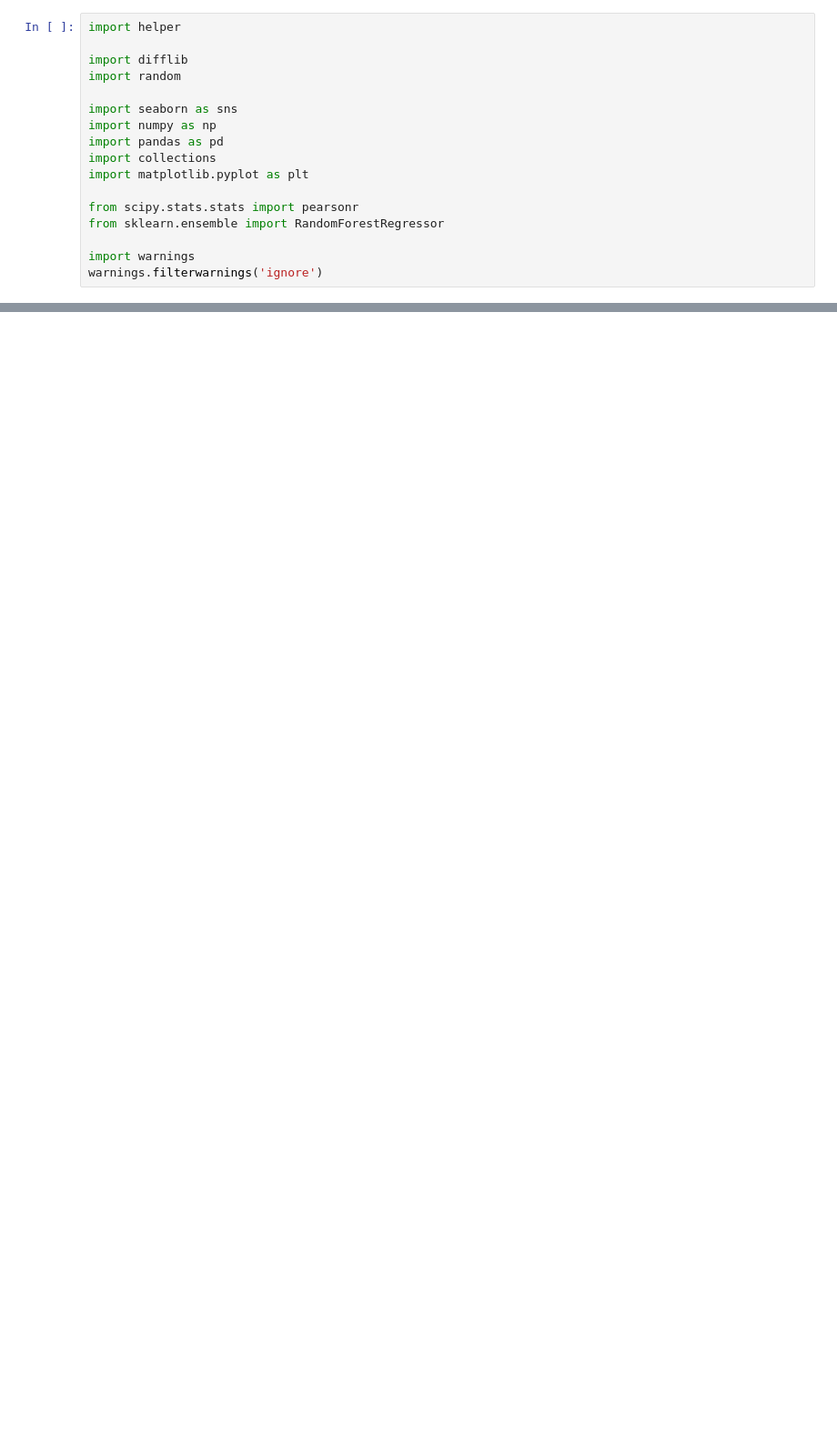
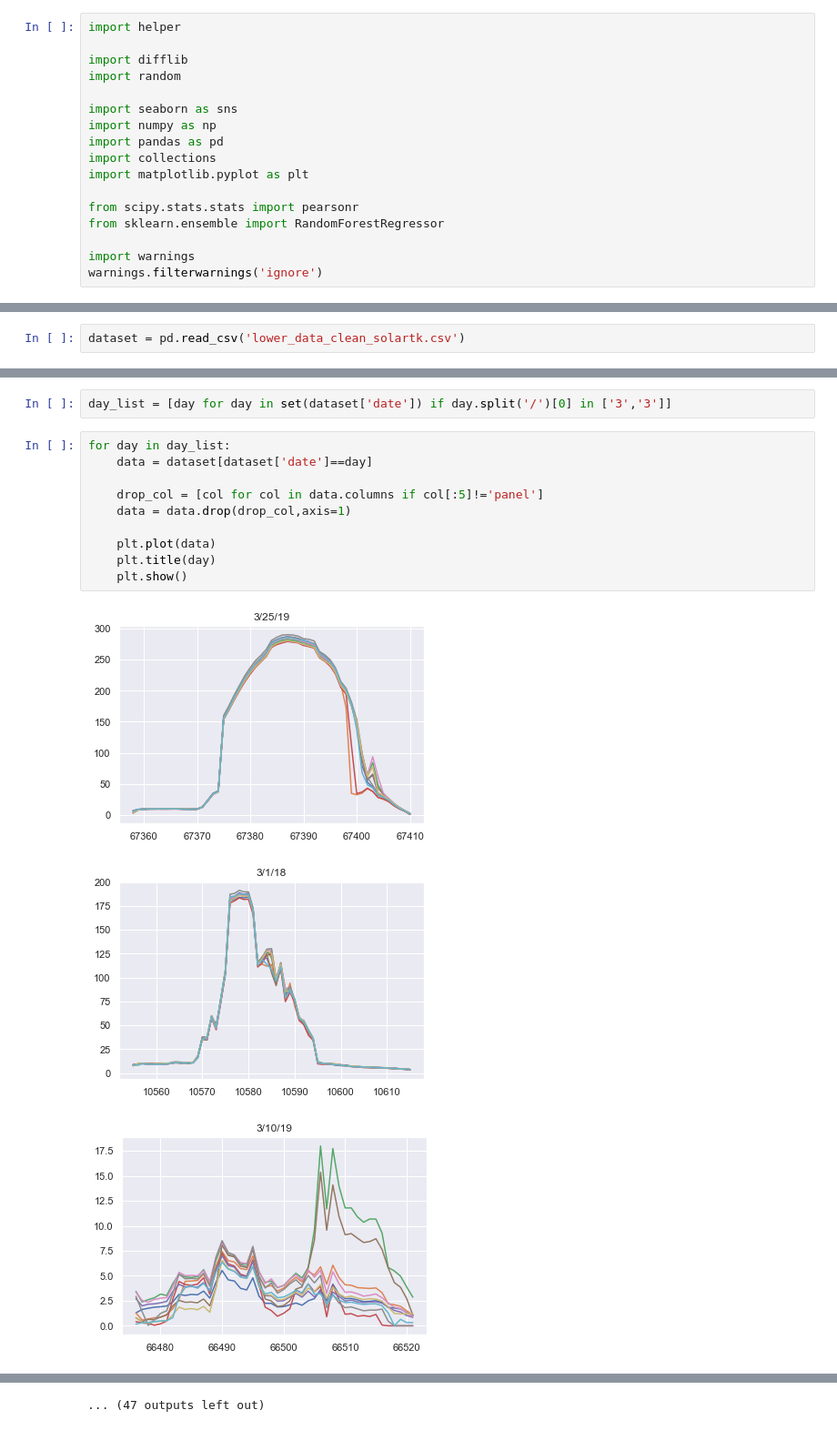
Before and after one commit to Aslanfmh65/solar_anomaly, a Jupyter notebook: Untitled.ipynb, the cells around one changed output, grey strips where cells are left out. Shown at 91% size. Saved outputs shown, nothing was run; the diff lists cells and outputs as text; blank space fills up the shorter version.

```diff
--- a/Untitled.ipynb
+++ b/Untitled.ipynb
@@ -237,0 +515,2 @@ feature
+# %%
+dataset = pd.read_csv('lower_data_clean_solartk.csv')
@@ -237,0 +533,16 @@ feature
+# %%
+day_list = [day for day in set(dataset['date']) if day.split('/')[0] in ['3','3']]
+# %%
+for day in day_list:
+    data = dataset[dataset['date']==day]
+
+    drop_col = [col for col in data.columns if col[:5]!='panel']
+    data = data.drop(drop_col,axis=1)
+
+    plt.plot(data)
+    plt.title(day)
+    plt.show()
+# %% [output]
+[figure, added]
+[figure, added]
+[figure, added]
@@ -237,0 +558 @@ feature
+... (47 outputs left out)
```
Also changed, not shown: parts of 25 cells of this notebook, 56 other files.
